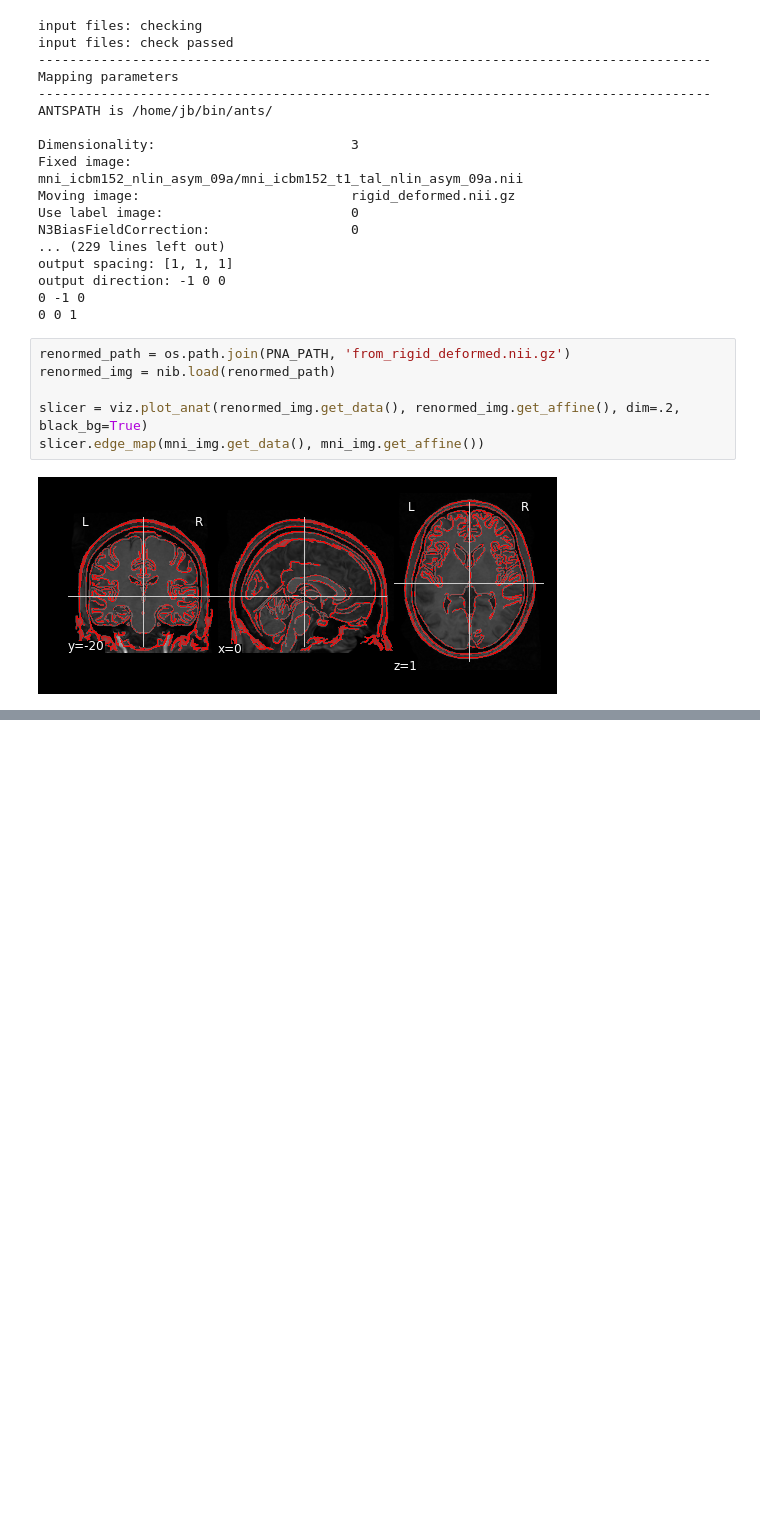
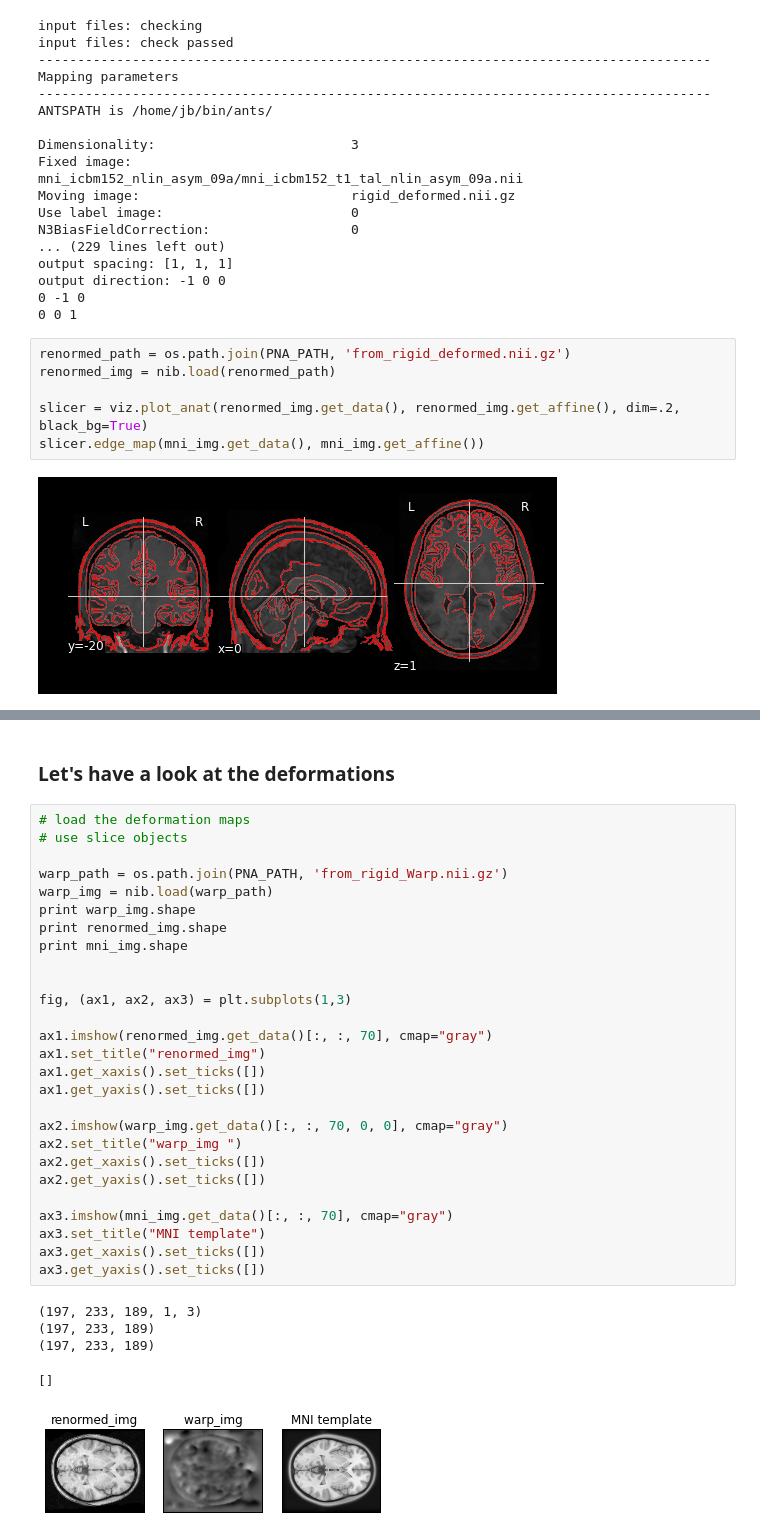
Before and after one commit to practical-neuroimaging/pna-notebooks, a Jupyter notebook: ANTS_normalization.ipynb, the cells around one changed output, grey strips where cells are left out. Saved outputs shown, nothing was run; the diff lists cells and outputs as text; blank space fills up the shorter version.

```diff
--- a/ANTS_normalization.ipynb
+++ b/ANTS_normalization.ipynb
@@ -377,0 +375,35 @@ ax2.get_yaxis().set_ticks([])
+# %% [markdown]
+### Let's have a look at the deformations
+# %%
+# load the deformation maps
+# use slice objects
+
+warp_path = os.path.join(PNA_PATH, 'from_rigid_Warp.nii.gz')
+warp_img = nib.load(warp_path)
+print warp_img.shape
+print renormed_img.shape
+print mni_img.shape
+
+
+fig, (ax1, ax2, ax3) = plt.subplots(1,3)
+
+ax1.imshow(renormed_img.get_data()[:, :, 70], cmap="gray")
+ax1.set_title("renormed_img")
+ax1.get_xaxis().set_ticks([])
+ax1.get_yaxis().set_ticks([])
+
+ax2.imshow(warp_img.get_data()[:, :, 70, 0, 0], cmap="gray")
+ax2.set_title("warp_img ")
+ax2.get_xaxis().set_ticks([])
+ax2.get_yaxis().set_ticks([])
+
+ax3.imshow(mni_img.get_data()[:, :, 70], cmap="gray")
+ax3.set_title("MNI template")
+ax3.get_xaxis().set_ticks([])
+ax3.get_yaxis().set_ticks([])
+# %% [output]
+(197, 233, 189, 1, 3)
+(197, 233, 189)
+(197, 233, 189)
+[]
+[figure, added]
```
Also changed, not shown: parts of 2 cells of this notebook.
